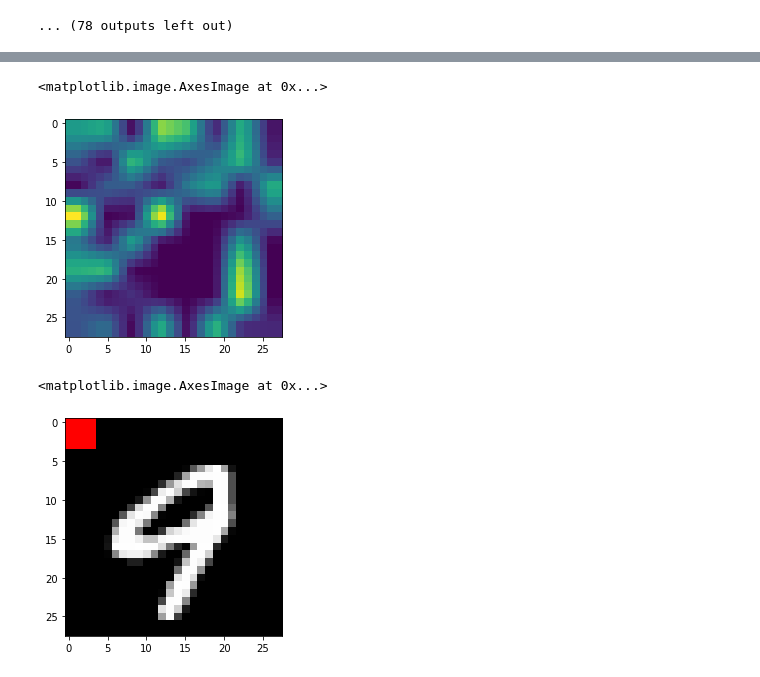
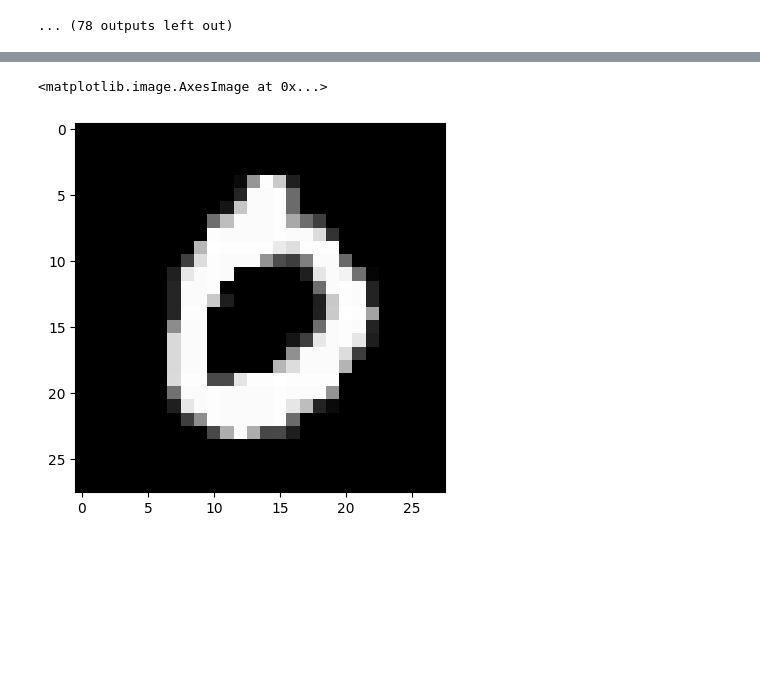
Before and after one commit to Giordano-Cicchetti/MaskTune_NN, a Jupyter notebook: MNIST/mnist_preprocess.ipynb, the cells around one changed output, grey strips where cells are left out. Cells and saved outputs as stored; diff of their text form; code cells hidden in the pictures; blank space fills up the shorter version.

```diff
--- a/MNIST/mnist_preprocess.ipynb
+++ b/MNIST/mnist_preprocess.ipynb
@@ -128,13 +90,7 @@ plt.imshow(hm[-3])
-# %%
-import matplotlib.pyplot as plt
-plt.imshow(hm2[-3])
-# %% [output]
-<matplotlib.image.AxesImage at 0x...>
-[figure, removed]
 # %%
-plt.imshow(train.test_dataset_biased[-1][0].transpose(0,1).transpose(1,2))
+plt.imshow(train.masked_dataset[0][0].transpose(0,1).transpose(1,2))
 # %% [output]
 <matplotlib.image.AxesImage at 0x...>
-[figure, old version]
+[figure, new version]
 # %%
 !rm data -r
```
Also changed, not shown: parts of 10 cells of this notebook, 2 other files.
